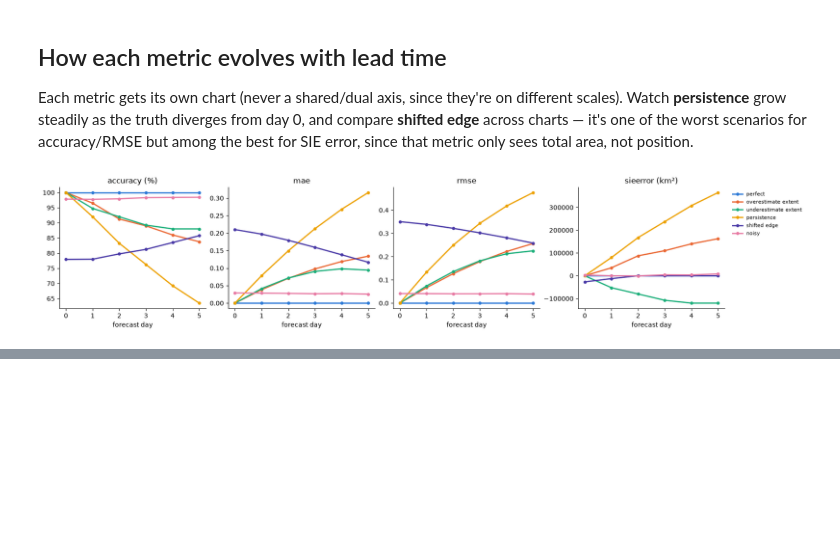
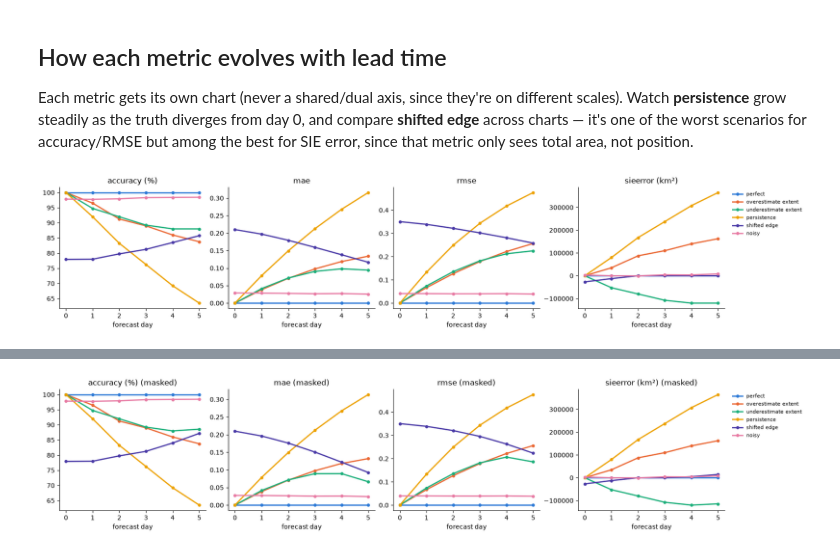
Before and after one commit to alan-turing-institute/icenet-mp, a Jupyter notebook: notebooks/metrics_examples.ipynb, the cells around one changed output, grey strips where cells are left out. Saved outputs shown, nothing was run; the diff lists cells and outputs as text; code cells hidden in the pictures; blank space fills up the shorter version.

```diff
--- a/notebooks/metrics_examples.ipynb
+++ b/notebooks/metrics_examples.ipynb
@@ -207,0 +340,18 @@ plt.show()
+# %%
+daily_results_masked: dict[str, dict[str, np.ndarray]] = {}
+for name, pred_t in scenario_tensors_masked.items():
+    daily_results_masked[name] = {}
+    for metric_name, metric_cls in METRIC_CLASSES.items():
+        metric = metric_cls()
+        metric.update(pred_t, truth_land_masked_t)
+        daily_results_masked[name][metric_name] = metric.compute().numpy()
+
+summary_masked = pd.DataFrame(
+    {
+        metric_name: [daily_results_masked[name][metric_name].mean() for name in scenarios]
+        for metric_name in METRIC_CLASSES
+    },
+    index=list(scenarios.keys()),
+)
+summary_masked.index.name = "scenario"
+summary_masked.round(3)
@@ -207,0 +381,22 @@ plt.show()
+# %%
+fig, axes = plt.subplots(1, len(METRIC_CLASSES), figsize=(4.2 * len(METRIC_CLASSES), 3.4), constrained_layout=True)
+
+for ax, metric_name in zip(axes, METRIC_CLASSES, strict=True):
+    for scenario_name in scenarios:
+        ax.plot(
+            range(N_DAYS),
+            daily_results_masked[scenario_name][metric_name],
+            marker="o",
+            markersize=4,
+            linewidth=2,
+            color=SCENARIO_COLORS[scenario_name],
+            label=scenario_name,
+        )
+    ax.set_title(f"{metric_name} (masked)")
+    ax.set_xlabel("forecast day")
+    ax.spines[["top", "right"]].set_visible(False)
+
+axes[-1].legend(loc="upper left", bbox_to_anchor=(1.02, 1.0), frameon=False, fontsize=8)
+plt.show()
+# %% [output]
+[figure, added]
```
Also changed, not shown: parts of 14 cells of this notebook, 3 other files.
